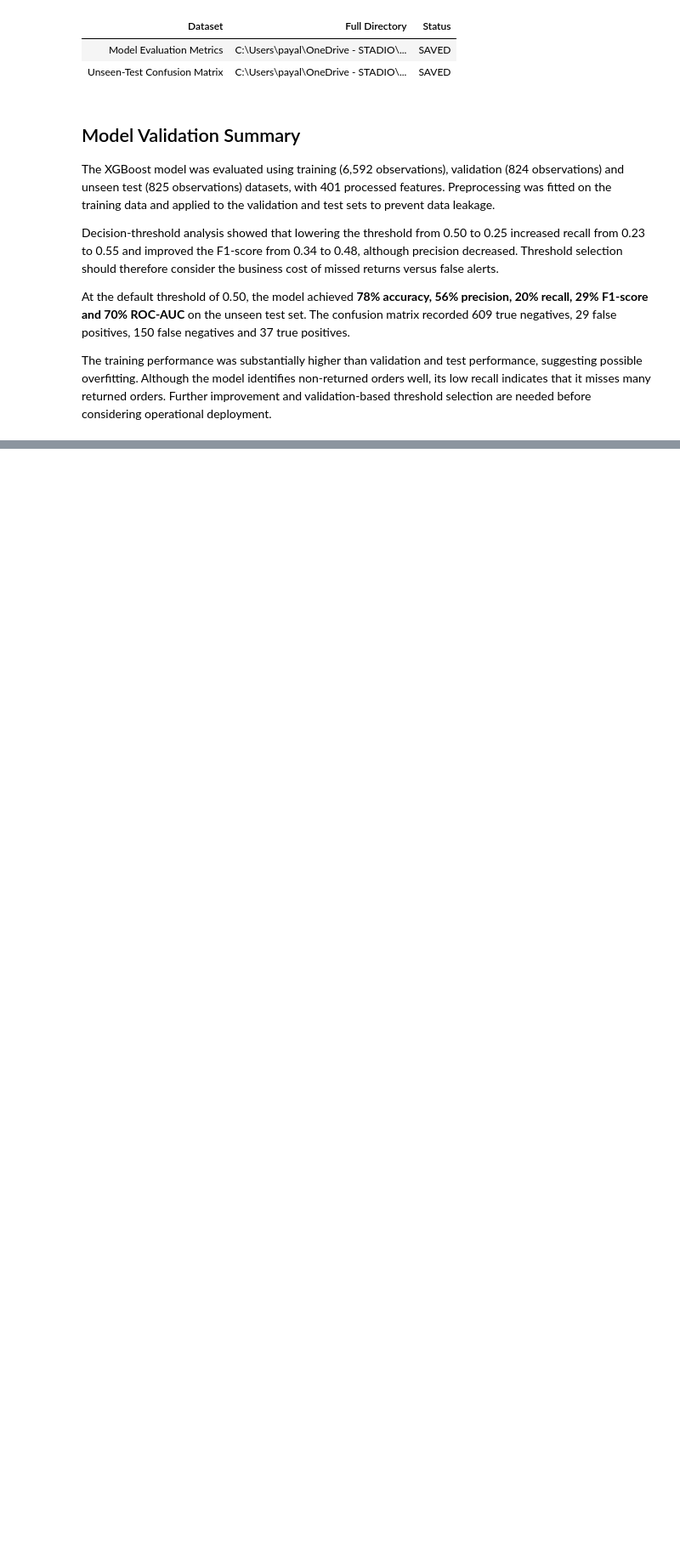
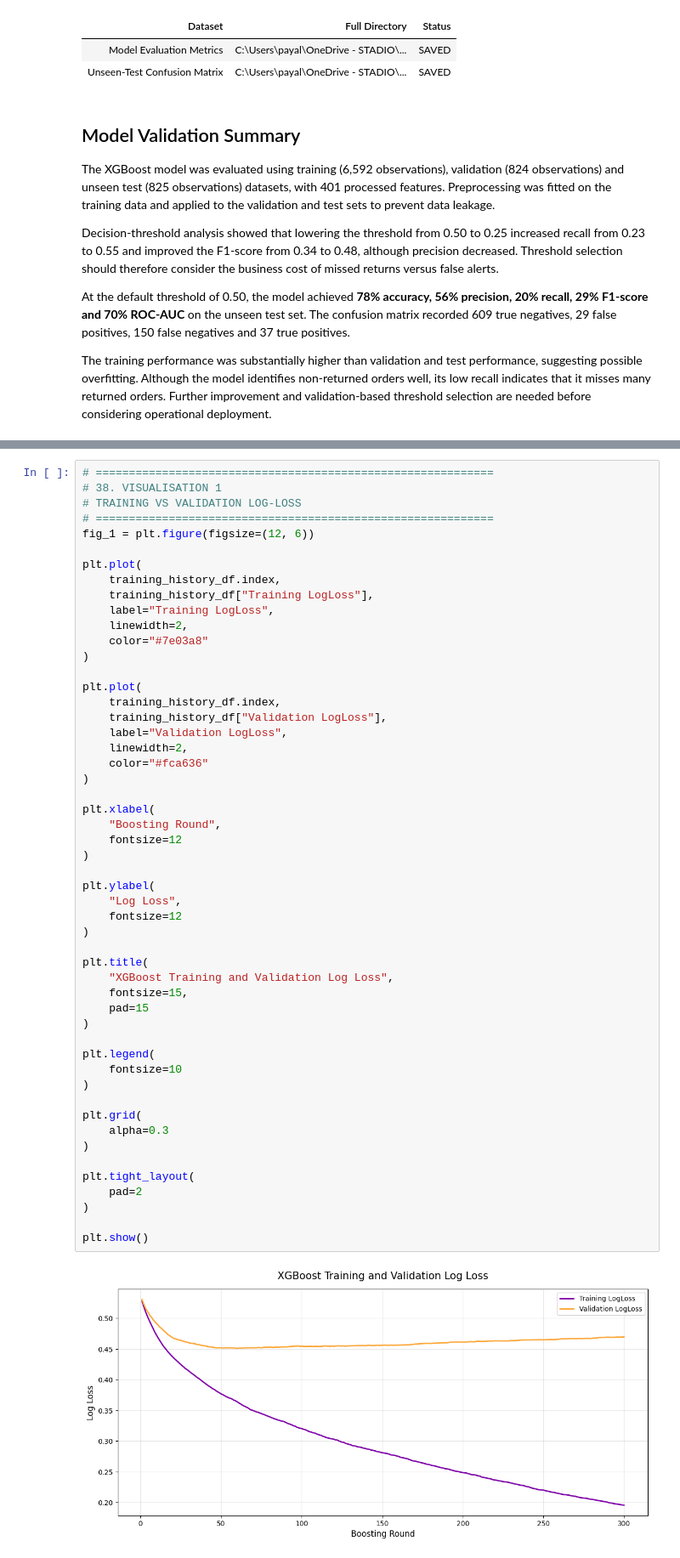
Before and after one commit to Payal942/Capstone-STADIOalot-Return-Prediction, a Jupyter notebook: notebooks/SS3_PartB.ipynb, the cells around one changed output, grey strips where cells are left out. Shown at 85% size. Cells and saved outputs as stored; diff of their text form; blank space fills up the shorter version.

Commit message:
Add SS3 XGBoost results visualisations

```diff
--- a/notebooks/SS3_PartB.ipynb
+++ b/notebooks/SS3_PartB.ipynb
@@ -2560,0 +2573,54 @@ The training performance was substantially higher than validation and test perfo
+# %%
+# ============================================================
+# 38. VISUALISATION 1
+# TRAINING VS VALIDATION LOG-LOSS
+# ============================================================
+fig_1 = plt.figure(figsize=(12, 6))
+
+plt.plot(
+    training_history_df.index,
+    training_history_df["Training LogLoss"],
+    label="Training LogLoss",
+    linewidth=2,
+    color="#7e03a8"
+)
+
+plt.plot(
+    training_history_df.index,
+    training_history_df["Validation LogLoss"],
+    label="Validation LogLoss",
+    linewidth=2,
+    color="#fca636"
+)
+
+plt.xlabel(
+    "Boosting Round",
+    fontsize=12
+)
+
+plt.ylabel(
+    "Log Loss",
+    fontsize=12
+)
+
+plt.title(
+    "XGBoost Training and Validation Log Loss",
+    fontsize=15,
+    pad=15
+)
+
+plt.legend(
+    fontsize=10
+)
+
+plt.grid(
+    alpha=0.3
+)
+
+plt.tight_layout(
+    pad=2
+)
+
+plt.show()
+# %% [output]
+[figure, added]
```
Also changed, not shown: parts of 10 cells of this notebook, 5 other files.
